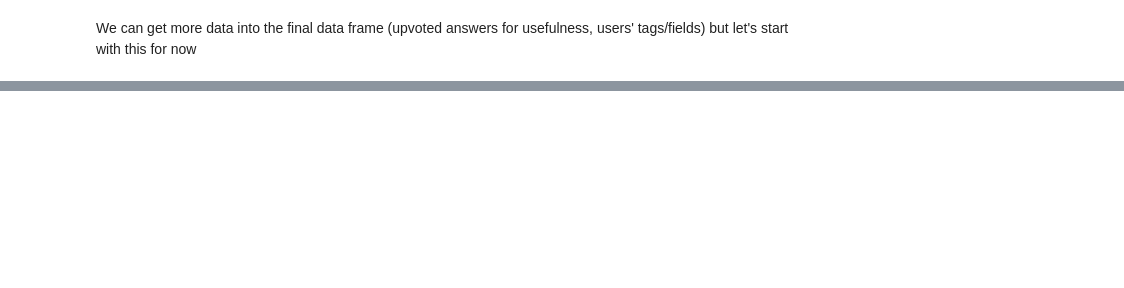
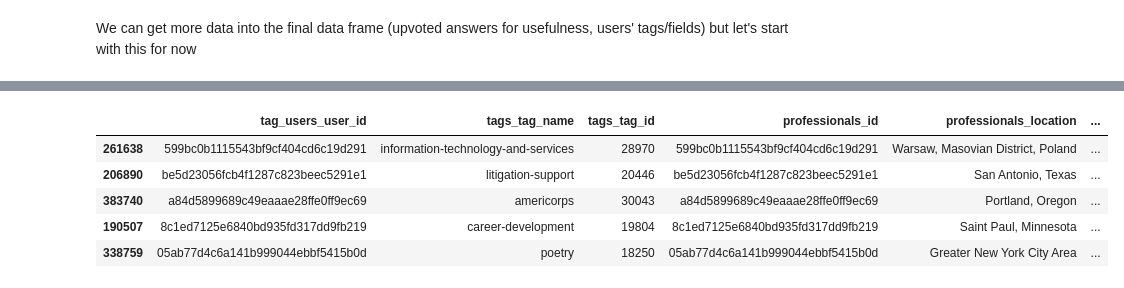
Before and after one commit to alisonn/gdso_2019, a Jupyter notebook: reformat_careervillage_data.ipynb, the cells around one changed output, grey strips where cells are left out. Saved outputs shown, nothing was run; the diff lists cells and outputs as text; code cells hidden in the pictures; blank space fills up the shorter version.

```diff
--- a/reformat_careervillage_data.ipynb
+++ b/reformat_careervillage_data.ipynb
@@ -69,0 +126,9 @@ final.to_csv('cv_final.csv')
+# %%
+pros_with_tags.sample(5)
+# %% [output]
+|  | tag_users_user_id | tags_tag_name | tags_tag_id | professionals_id | professionals_location | ... |
+| 261638 | 599bc0b1115543bf9cf404cd6c19d291 | information-technology-and-services | 28970 | 599bc0b1115543bf9cf404cd6c19d291 | Warsaw, Masovian District, Poland | ... |
+| 206890 | be5d23056fcb4f1287c823beec5291e1 | litigation-support | 20446 | be5d23056fcb4f1287c823beec5291e1 | San Antonio, Texas | ... |
+| 383740 | a84d5899689c49eaaae28ffe0ff9ec69 | americorps | 30043 | a84d5899689c49eaaae28ffe0ff9ec69 | Portland, Oregon | ... |
+| 190507 | 8c1ed7125e6840bd935fd317dd9fb219 | career-development | 19804 | 8c1ed7125e6840bd935fd317dd9fb219 | Saint Paul, Minnesota | ... |
+| 338759 | 05ab77d4c6a141b999044ebbf5415b0d | poetry | 18250 | 05ab77d4c6a141b999044ebbf5415b0d | Greater New York City Area | ... |
```
Also changed, not shown: parts of 10 cells of this notebook.
